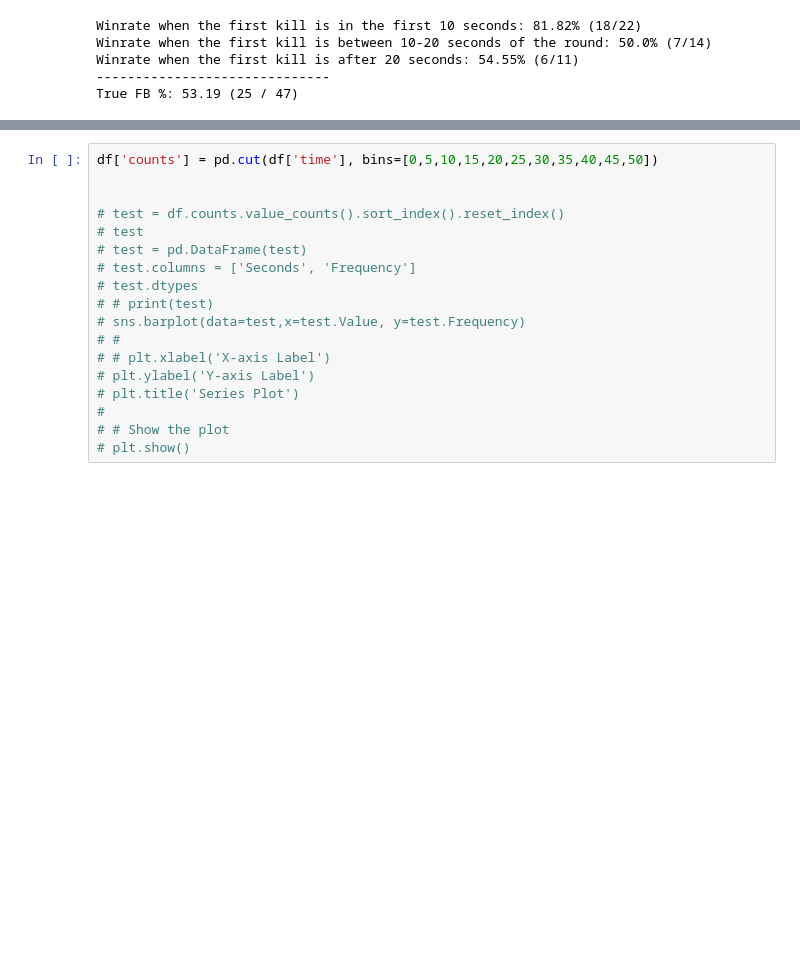
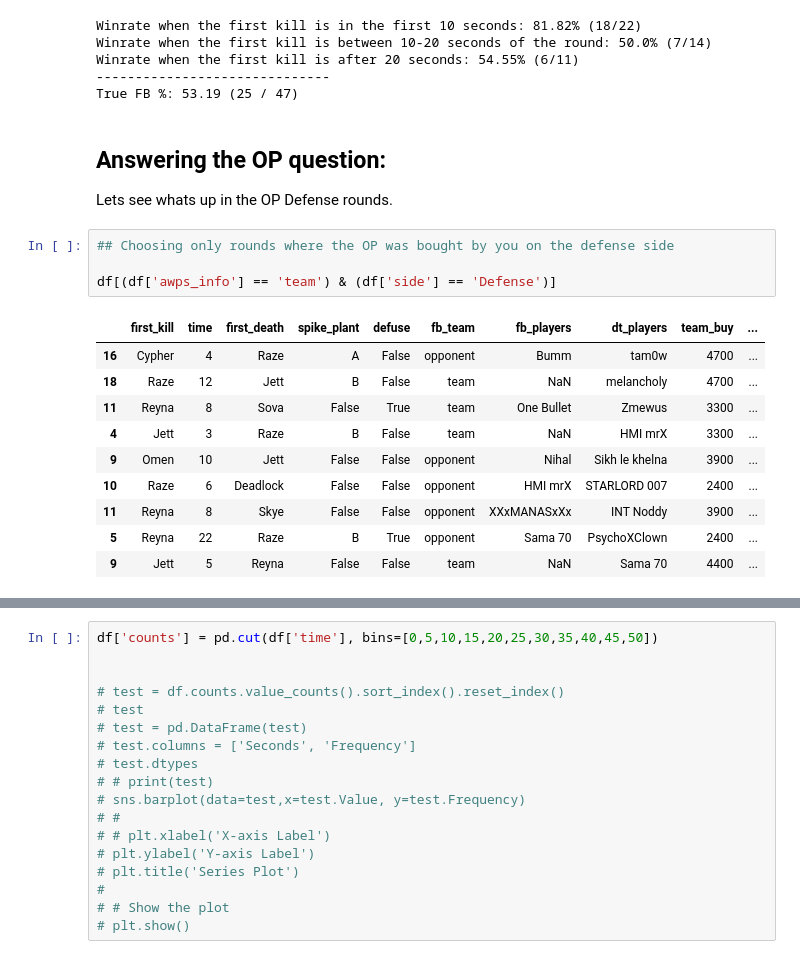
Before and after one commit to tam0w/practistics-template, a Jupyter notebook: queries.ipynb, the cells around one changed output, grey strips where cells are left out. Saved outputs shown, nothing was run; the diff lists cells and outputs as text; blank space fills up the shorter version.

```diff
--- a/queries.ipynb
+++ b/queries.ipynb
@@ -241,3 +250,22 @@ Winrate when the first kill is between 10-20 seconds of the round: 50.0% (7/14)
 Winrate when the first kill is after 20 seconds: 54.55% (6/11)
 ------------------------------
 True FB %: 53.19 (25 / 47)
+# %% [markdown]
+## Answering the OP question:
+
+Lets see whats up in the OP Defense rounds.
+# %%
+## Choosing only rounds where the OP was bought by you on the defense side
+
+df[(df['awps_info'] == 'team') & (df['side'] == 'Defense')]
+# %% [output]
+|  | first_kill | time | first_death | spike_plant | defuse | fb_team | fb_players | dt_players | team_buy | ... |
+| 16 | Cypher | 4 | Raze | A | False | opponent | Bumm | tam0w | 4700 | ... |
+| 18 | Raze | 12 | Jett | B | False | team | NaN | melancholy | 4700 | ... |
+| 11 | Reyna | 8 | Sova | False | True | team | One Bullet | Zmewus | 3300 | ... |
+| 4 | Jett | 3 | Raze | B | False | team | NaN | HMI mrX | 3300 | ... |
+| 9 | Omen | 10 | Jett | False | False | opponent | Nihal | Sikh le khelna | 3900 | ... |
+| 10 | Raze | 6 | Deadlock | False | False | opponent | HMI mrX | STARLORD 007 | 2400 | ... |
+| 11 | Reyna | 8 | Skye | False | False | opponent | XXxMANASxXx | INT Noddy | 3900 | ... |
+| 5 | Reyna | 22 | Raze | B | True | opponent | Sama 70 | PsychoXClown | 2400 | ... |
+| 9 | Jett | 5 | Reyna | False | False | team | NaN | Sama 70 | 4400 | ... |
```
Also changed, not shown: parts of 3 cells of this notebook, 2 other files.
